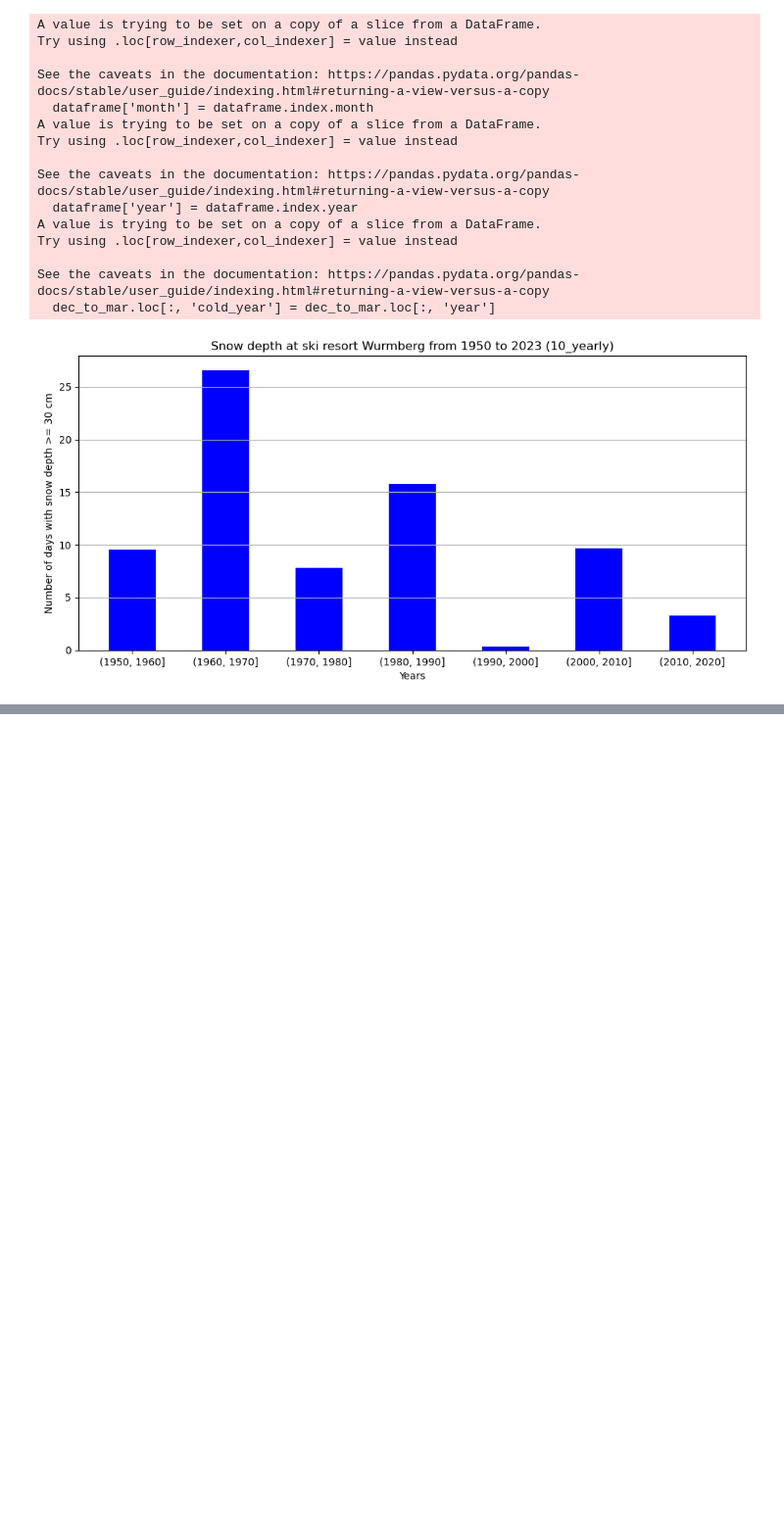
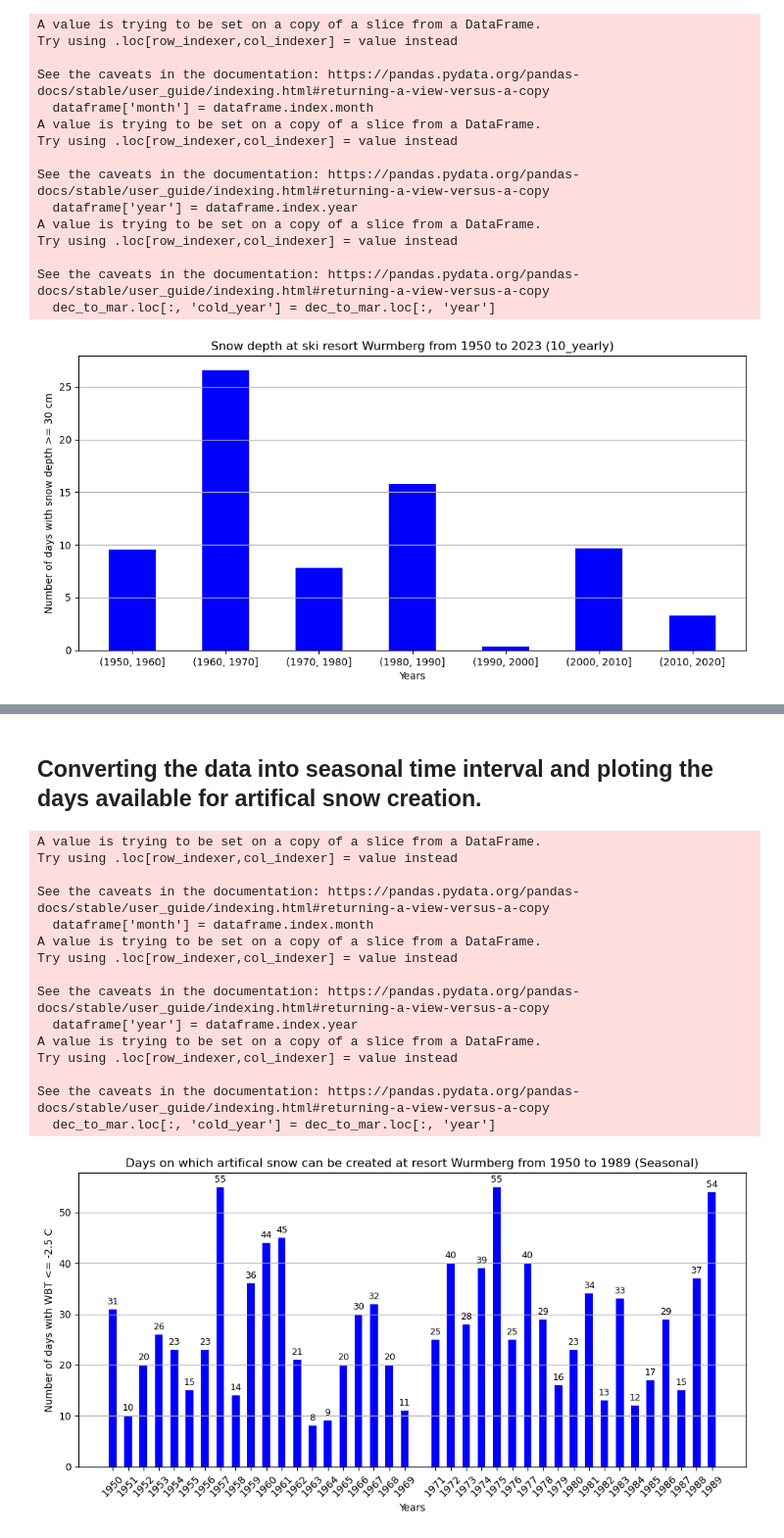
Before and after one commit to jaineshk/CCA_Harz_Project_2025, a Jupyter notebook: Analysis_on_snow_resort.ipynb, the cells around one changed output, grey strips where cells are left out. Shown: that part at 98% size. Drawn from its saved outputs; the diff is of its cells as text; code cells hidden in the pictures; blank space fills up the shorter version.

```diff
--- a/Analysis_on_snow_resort.ipynb
+++ b/Analysis_on_snow_resort.ipynb
@@ -264,0 +283,4 @@ See the caveats in the documentation: https://pandas.pydata.org/pandas-docs/stab
+# %%
+#getting the wet bulb tempreture
+ski_resort_Wurmberg_WBT_hourly = Hourly_open_meteo_data("1950-01-01", "2023-12-31",[51.75], [10.61],"wet_bulb_temperature_2m")
+ski_resort_Wurmberg_WBT_hourly
@@ -264,0 +301,28 @@ See the caveats in the documentation: https://pandas.pydata.org/pandas-docs/stab
+# %%
+# Converting it into daily data
+ski_resort_Wurmberg_WBT_hourly.set_index('date',inplace = True)
+ski_resort_Wurmberg_WBT_hourly.fillna(0,inplace=True) # to be sure it do not contain NAN values
+ski_resort_Wurmberg_WBT_daily = ski_resort_Wurmberg_WBT_hourly.resample("D").mean()
+# %% [markdown]
+## Converting the data into seasonal time interval and ploting the days available for artifical snow creation.
+# %%
+SRW_WBT_1950_1989 = ski_resort_Wurmberg_WBT_daily.loc["1950-01-01":"1989-04-30"]
+WBT_days_for_Asnow_1950_1989 = convert_year_to_season_Snowdepth(SRW_WBT_1950_1989)
+plot_my_bargraph_withnumbers(10,5,WBT_days_for_Asnow_1950_1989.index,WBT_days_for_Asnow_1950_1989.values, 'Days on which artifical snow can be created at resort Wurmberg from 1950 to 1989 (Seasonal)' ,'Years' ,'Number of days with WBT <= -2.5 C', colorv='blue')
+# %% [output]
+A value is trying to be set on a copy of a slice from a DataFrame.
+Try using .loc[row_indexer,col_indexer] = value instead
+
+See the caveats in the documentation: https://pandas.pydata.org/pandas-docs/stable/user_guide/indexing.html#returning-a-view-versus-a-copy
+  dataframe['month'] = dataframe.index.month
+A value is trying to be set on a copy of a slice from a DataFrame.
+Try using .loc[row_indexer,col_indexer] = value instead
+
+See the caveats in the documentation: https://pandas.pydata.org/pandas-docs/stable/user_guide/indexing.html#returning-a-view-versus-a-copy
+  dataframe['year'] = dataframe.index.year
+A value is trying to be set on a copy of a slice from a DataFrame.
+Try using .loc[row_indexer,col_indexer] = value instead
+
+See the caveats in the documentation: https://pandas.pydata.org/pandas-docs/stable/user_guide/indexing.html#returning-a-view-versus-a-copy
+  dec_to_mar.loc[:, 'cold_year'] = dec_to_mar.loc[:, 'year']
+[figure, added]
```
Also changed, not shown: parts of 6 cells of this notebook, 3 other files.
